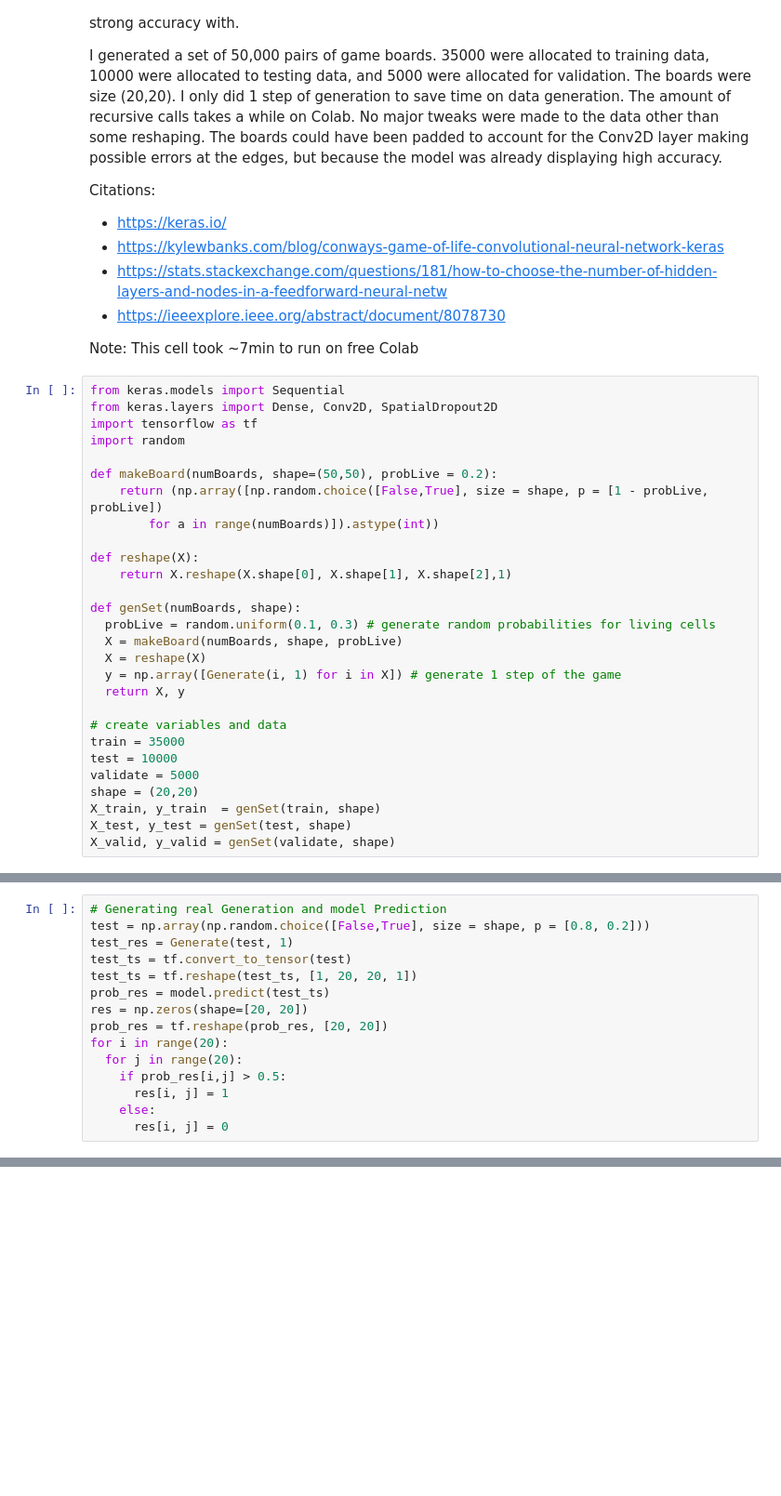
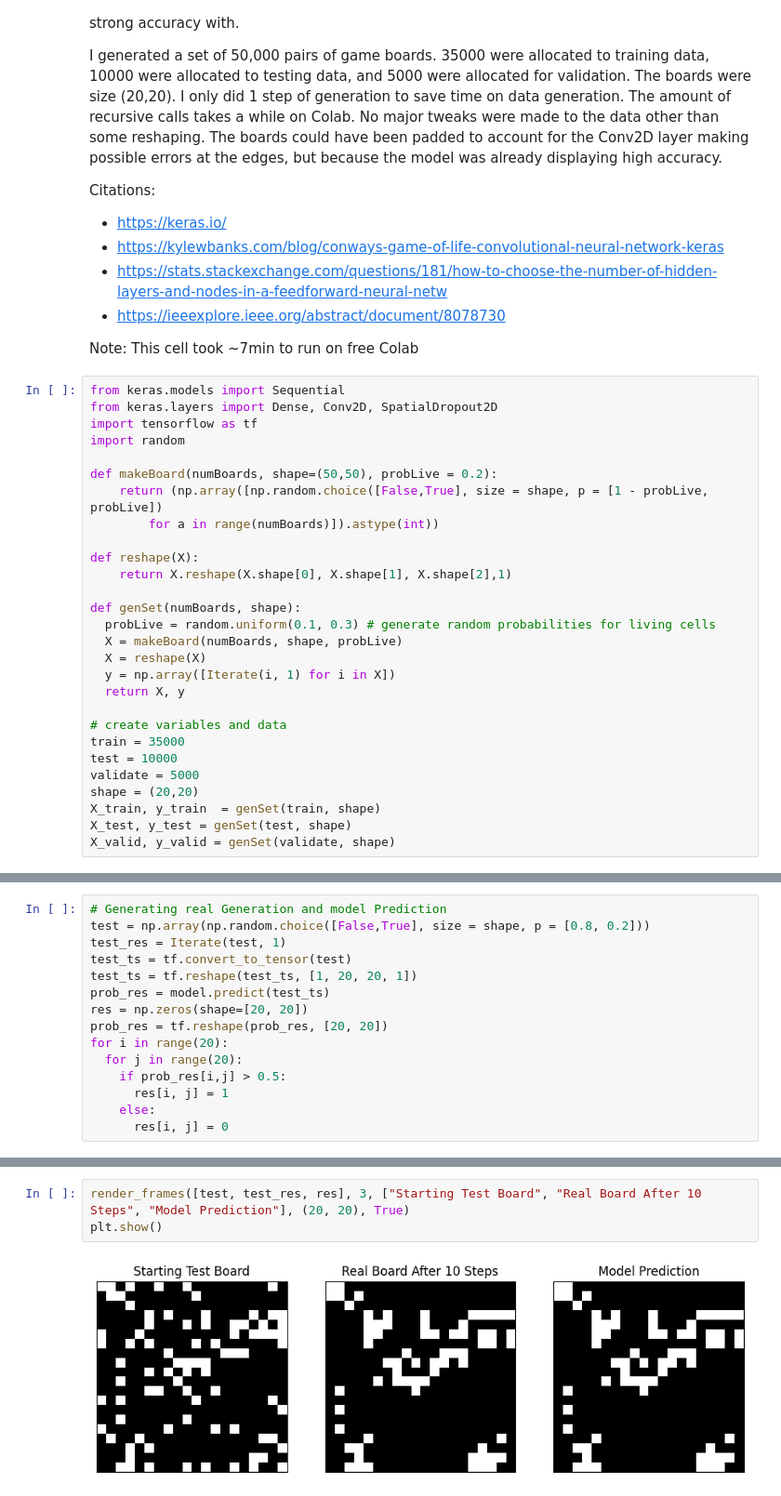
Before and after one commit to christianrouhana/CGOL-with-Keras, a Jupyter notebook: Conway.ipynb, the cells around one changed output, grey strips where cells are left out. Shown at 93% size. Saved outputs shown, nothing was run; the diff lists cells and outputs as text; blank space fills up the shorter version.

```diff
--- a/Conway.ipynb
+++ b/Conway.ipynb
@@ -102,7 +110,7 @@ def genSet(numBoards, shape):
   probLive = random.uniform(0.1, 0.3) # generate random probabilities for living cells
   X = makeBoard(numBoards, shape, probLive)
   X = reshape(X)
-  y = np.array([Generate(i, 1) for i in X]) # generate 1 step of the game
+  y = np.array([Iterate(i, 1) for i in X])
   return X, y
 
 # create variables and data
@@ -139,7 +147,7 @@ Epoch 5/5
 # %%
 # Generating real Generation and model Prediction
 test = np.array(np.random.choice([False,True], size = shape, p = [0.8, 0.2]))
-test_res = Generate(test, 1)
+test_res = Iterate(test, 1)
 test_ts = tf.convert_to_tensor(test)
 test_ts = tf.reshape(test_ts, [1, 20, 20, 1])
 prob_res = model.predict(test_ts)
@@ -180,0 +164,5 @@ plt.show()
+# %%
+render_frames([test, test_res, res], 3, ["Starting Test Board", "Real Board After 10 Steps", "Model Prediction"], (20, 20), True)
+plt.show()
+# %% [output]
+[figure, added]
```
Also changed, not shown: parts of 8 cells of this notebook.
